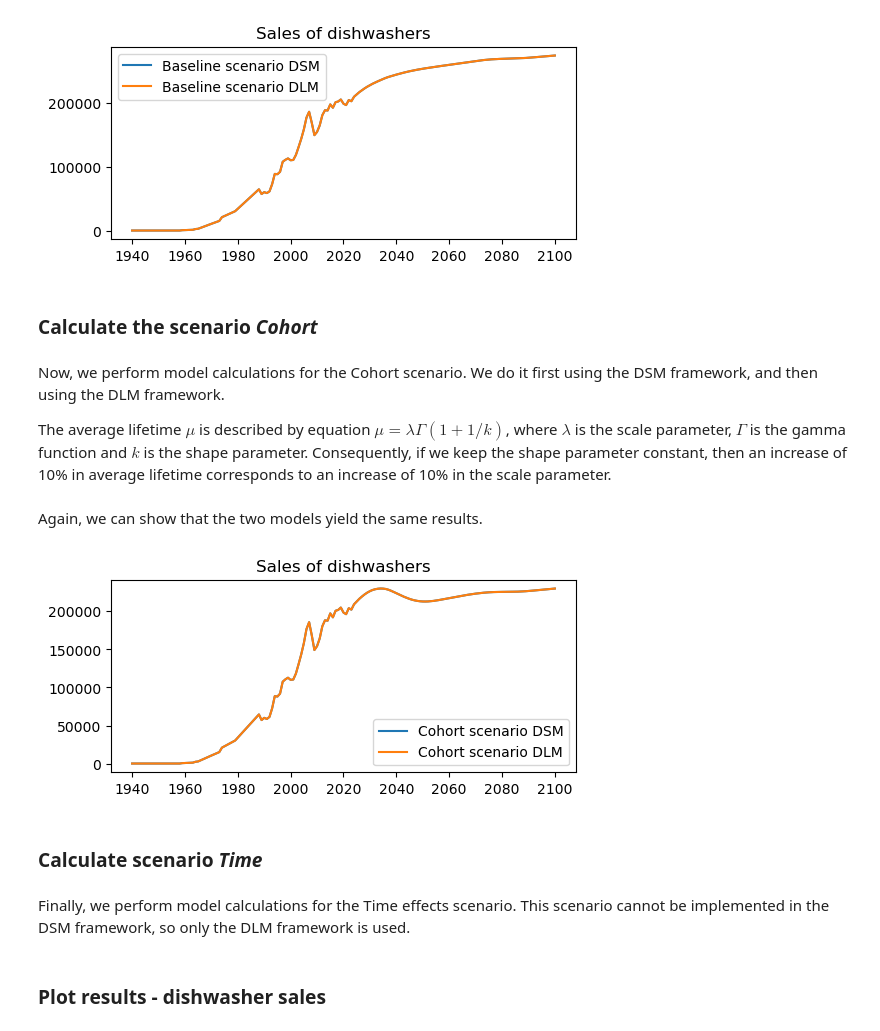
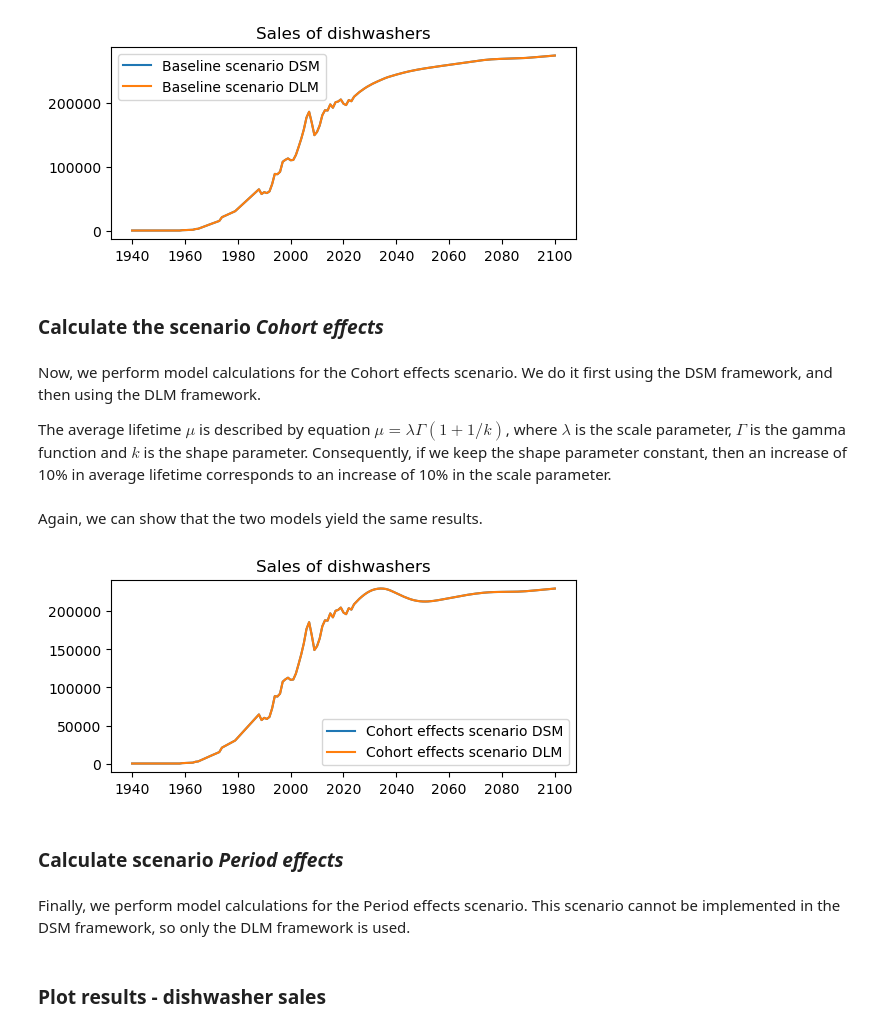
Before and after one commit to NTNU-IndEcol/dynamic_lifetime_model, a Jupyter notebook: tutorial.ipynb, the cells around one changed output. Saved outputs shown, nothing was run; the diff lists cells and outputs as text; code cells hidden in the pictures.

```diff
--- a/tutorial.ipynb
+++ b/tutorial.ipynb
@@ -97,9 +97,9 @@ plt.show()
 # %% [output]
 [figure]
 # %% [markdown]
-### Calculate the scenario *Cohort*
+### Calculate the scenario *Cohort effects*
 # %% [markdown]
-Now, we perform model calculations for the Cohort scenario. We do it first using the DSM framework, and then using the DLM framework.
+Now, we perform model calculations for the Cohort effects scenario. We do it first using the DSM framework, and then using the DLM framework.
 
 The average lifetime $\mu$ is described by equation $\mu = \lambda \Gamma (1+1/k) $, where $\lambda$ is the scale parameter, $\Gamma$ is the gamma function and $k$ is the shape parameter. Consequently, if we keep the shape parameter constant, then an increase of 10% in average lifetime corresponds to an increase of 10% in the scale parameter.
 # %%
@@ -127,17 +127,17 @@ DLM_cohort.compute_stock_driven_model()
 Again, we can show that the two models yield the same results.
 # %%
 plt.figure(figsize=(6, 2.5))
-plt.plot(t,DSM_cohort.i, label='Cohort scenario DSM')
-plt.plot(t,DLM_cohort.i, label='Cohort scenario DLM')
+plt.plot(t,DSM_cohort.i, label='Cohort effects scenario DSM')
+plt.plot(t,DLM_cohort.i, label='Cohort effects scenario DLM')
 plt.title('Sales of dishwashers')
 plt.legend()
 plt.show()
 # %% [output]
-[figure, old version]
+[figure, new version]
 # %% [markdown]
-### Calculate scenario *Time*
+### Calculate scenario *Period effects*
 # %% [markdown]
-Finally, we perform model calculations for the Time effects scenario. This scenario cannot be implemented in the DSM framework, so only the DLM framework is used.
+Finally, we perform model calculations for the Period effects scenario. This scenario cannot be implemented in the DSM framework, so only the DLM framework is used.
 # %%
 # perform calculations using dynamic_lifetime_model, with a time effect extending the lifetime by 20% from 2025 to 2040
 DLM_time = dlm.DynamicLifetimeModel(s=stock, t=t)
```
Also changed, not shown: parts of 14 cells of this notebook, 1 other file.
